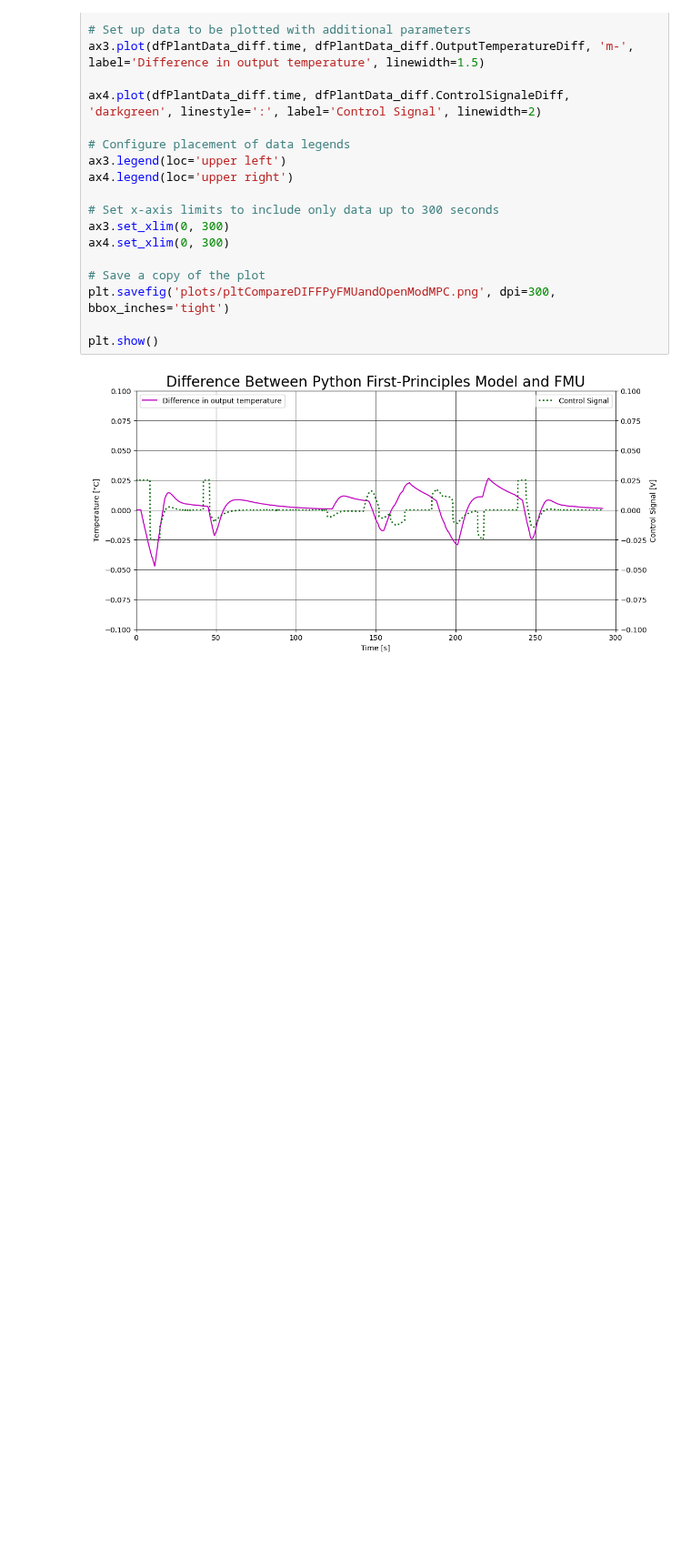
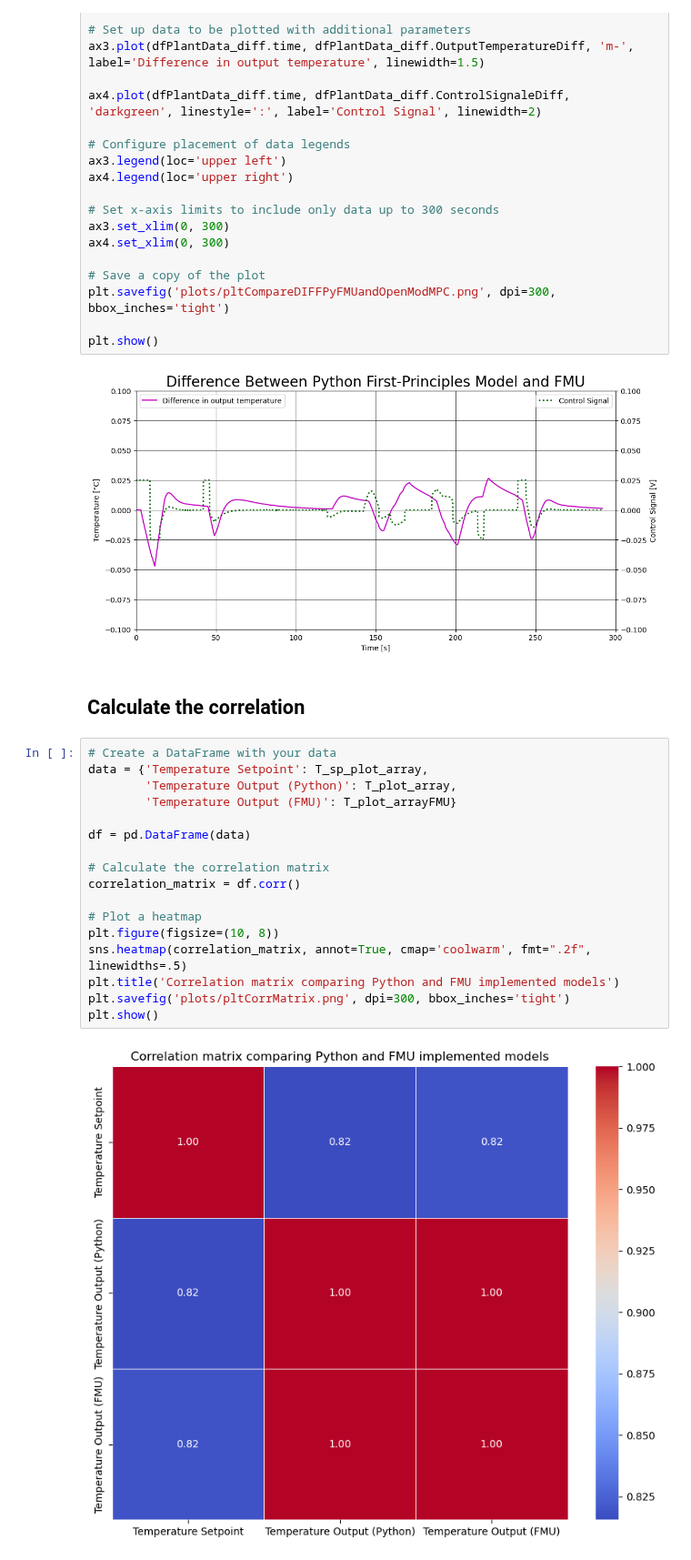
Before and after one commit to cmbNor/Advanced-Control-Implementation-with-Modelica, a Jupyter notebook: PythonSourceCode/AirHeaterFMUwithMPC/AirHeaterMPC.ipynb, the cells around one changed output. Shown at 91% size. Cells and saved outputs as stored; diff of their text form; blank space fills up the shorter version.

Commit message:
Added corrMatrixForMPC

```diff
--- a/PythonSourceCode/AirHeaterFMUwithMPC/AirHeaterMPC.ipynb
+++ b/PythonSourceCode/AirHeaterFMUwithMPC/AirHeaterMPC.ipynb
@@ -692,3 +693,24 @@ plt.savefig('plots/pltCompareDIFFPyFMUandOpenModMPC.png', dpi=300, bbox_inches='
 plt.show()
 # %% [output]
 [figure]
+# %% [markdown]
+## Calculate the correlation
+# %%
+# Create a DataFrame with your data
+data = {'Temperature Setpoint': T_sp_plot_array,
+        'Temperature Output (Python)': T_plot_array,
+        'Temperature Output (FMU)': T_plot_arrayFMU}
+
+df = pd.DataFrame(data)
+
+# Calculate the correlation matrix
+correlation_matrix = df.corr()
+
+# Plot a heatmap
+plt.figure(figsize=(10, 8))
+sns.heatmap(correlation_matrix, annot=True, cmap='coolwarm', fmt=".2f", linewidths=.5)
+plt.title('Correlation matrix comparing Python and FMU implemented models')
+plt.savefig('plots/pltCorrMatrix.png', dpi=300, bbox_inches='tight')
+plt.show()
+# %% [output]
+[figure, added]
```
Also changed, not shown: parts of 2 cells of this notebook, 2 other files.
